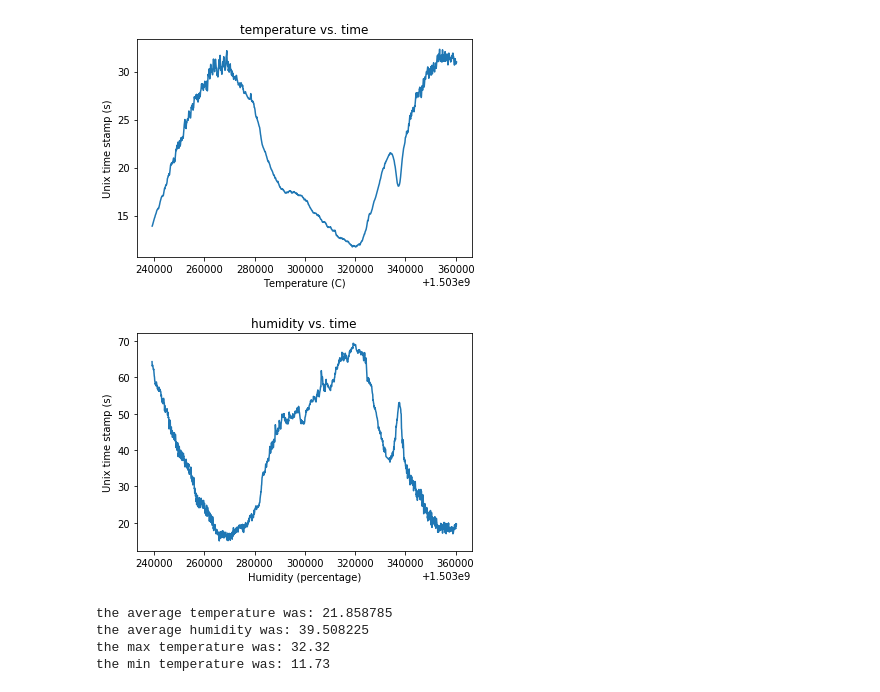
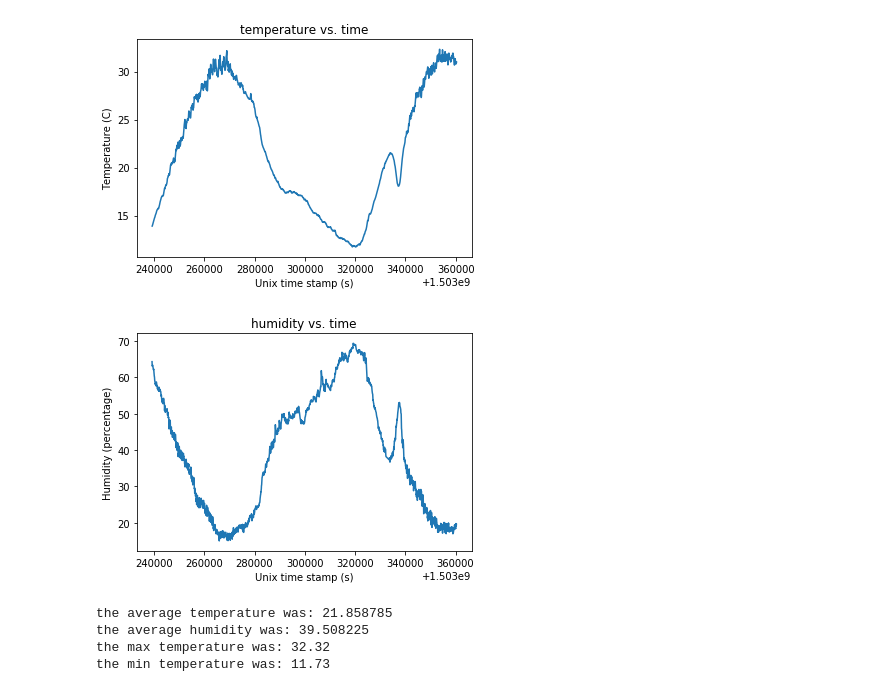
Before and after one commit to sealdakota/Python-Examples, a Jupyter notebook: weatherDatalplots.ipynb, the cells around one changed output. Cells and saved outputs as stored; diff of their text form; code cells hidden in the pictures.

Commit message:
plots and statistics of weather data

```diff
--- a/weatherDatalplots.ipynb
+++ b/weatherDatalplots.ipynb
@@ -7,39 +7,39 @@ import numpy as np
 import csv
 
 time = []
 temp = []
 humid = []
 
 #opens weather data file and sepperates columns by comma. appends time, temperature, and humidity with data from file.
 with open('weatherData.csv','r') as csvfile:
     plots = csv.reader(csvfile, delimiter=',')
     for row in plots:
         temp.append(float(row[1]))
         time.append(float(row[0]))
         humid.append(float(row[2]))
 
 #plots temp vs. time.
 plt.plot(time,temp)
-plt.xlabel('Temperature (C)')
-plt.ylabel('Unix time stamp (s)')
+plt.ylabel('Temperature (C)')
+plt.xlabel('Unix time stamp (s)')
 plt.title('temperature vs. time')
 plt.show()
 
 #plots humidity vs. time.
 plt.plot(time,humid)
-plt.xlabel('Humidity (percentage)')
-plt.ylabel('Unix time stamp (s)')
+plt.ylabel('Humidity (percentage)')
+plt.xlabel('Unix time stamp (s)')
 plt.title('humidity vs. time')
 plt.show()
 
 #Prints average temperature and humidity. Prints min and max temperature.
 print("the average temperature was: " + str(np.sum(temp)/np.size(temp)))
 print("the average humidity was: " + str(np.sum(humid)/np.size(humid)))
 print("the max temperature was: " + str(np.max(temp)))
 print("the min temperature was: " + str(np.min(temp)))
 # %% [output]
-[figure, old version]
+[figure, new version]
-[figure, old version]
+[figure, new version]
 the average temperature was: 21.858785
 the average humidity was: 39.508225
 the max temperature was: 32.32
```
